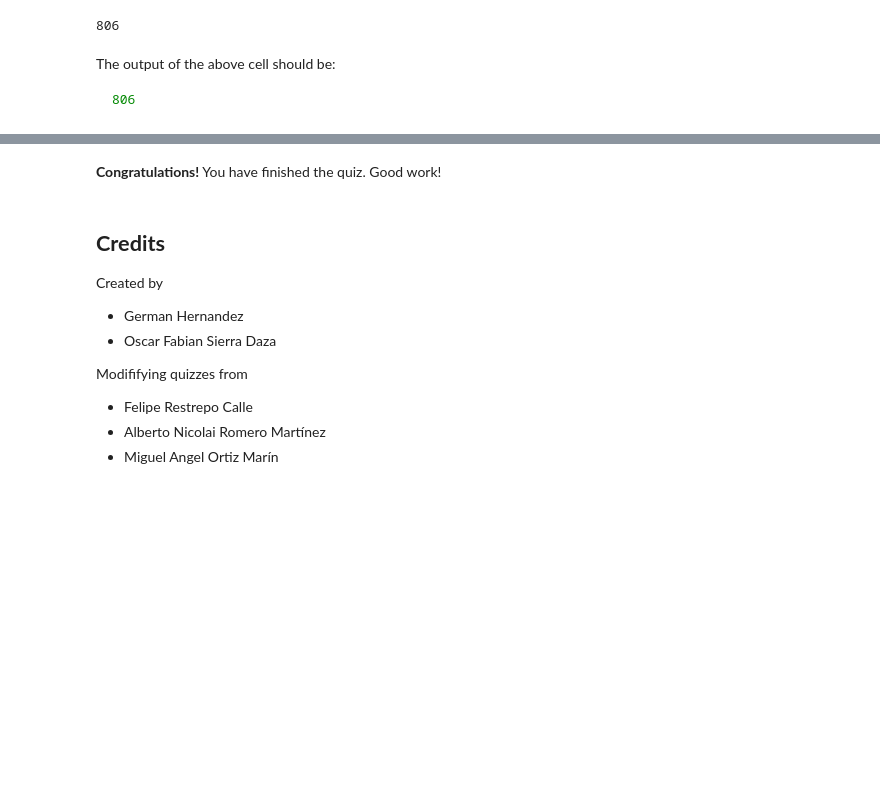
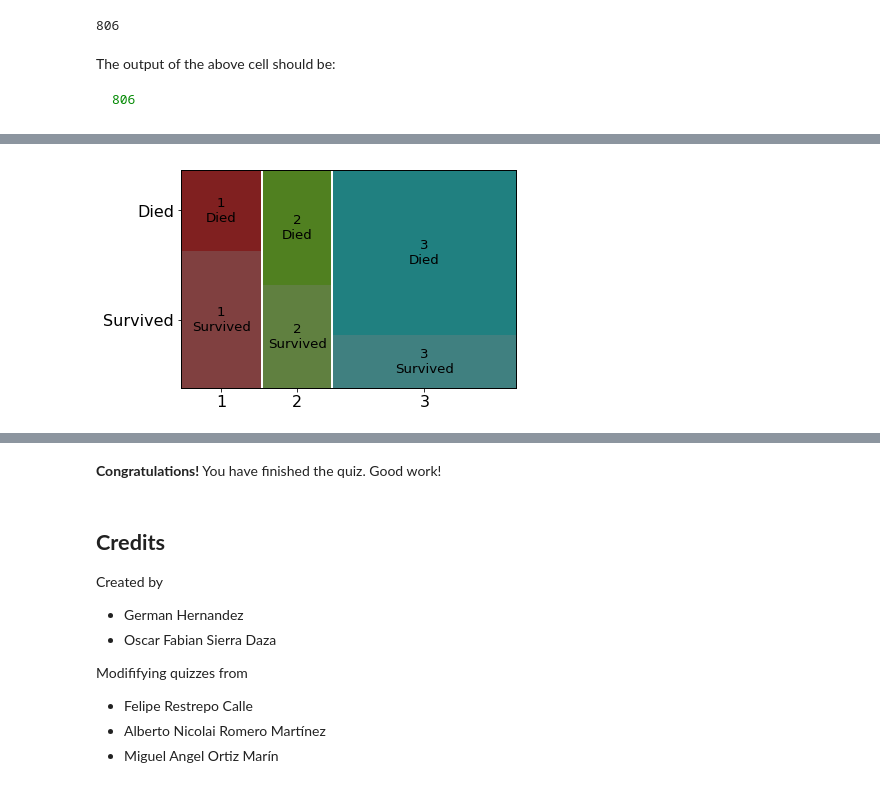
Before and after one commit to jccamposro/MetNumUN2022I, a Jupyter notebook: Quiz3/Quiz_2_Python_Pandas_UNCode.ipynb, the cells around one changed output, grey strips where cells are left out. Saved outputs shown, nothing was run; the diff lists cells and outputs as text; code cells hidden in the pictures; blank space fills up the shorter version.

```diff
--- a/Quiz3/Quiz_2_Python_Pandas_UNCode.ipynb
+++ b/Quiz3/Quiz_2_Python_Pandas_UNCode.ipynb
@@ -629,0 +689,6 @@ The output of the above cell should be:
+# %%
+plt.rcParams['font.size'] = 15
+mosaic(titanic.sort_values('Pclass'), ['Pclass', 'Died'])
+plt.show()
+# %% [output]
+[figure, added]
```
Also changed, not shown: parts of 12 cells of this notebook.
